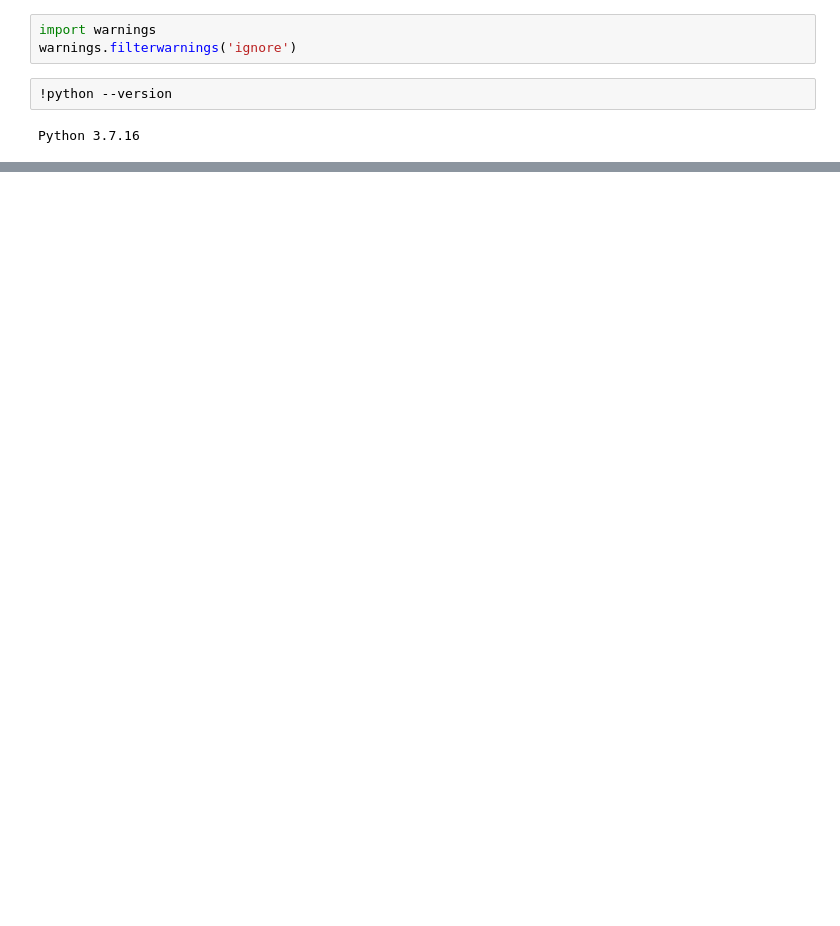
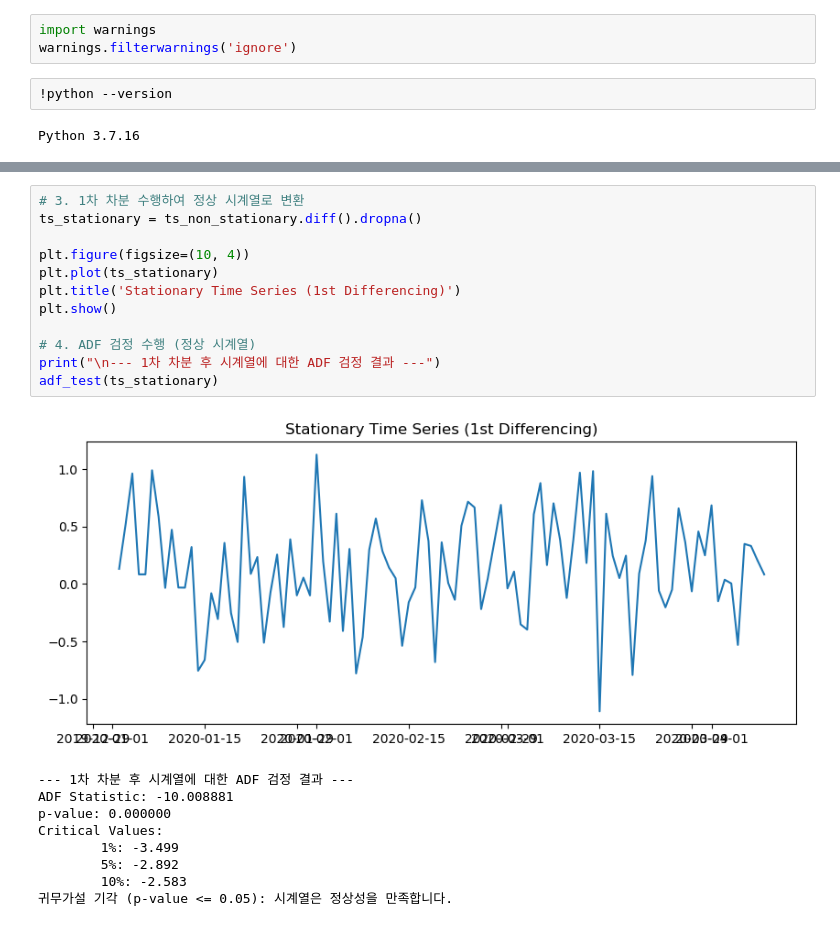
Before and after one commit to kangspa/ADP-study, a Jupyter notebook: PracticeTest/practice.ipynb, the cells around one changed output, grey strips where cells are left out. Drawn from its saved outputs; the diff is of its cells as text; blank space fills up the shorter version.

```diff
--- a/PracticeTest/practice.ipynb
+++ b/PracticeTest/practice.ipynb
@@ -188,0 +78,22 @@ NameError: name 'fpgrowth' is not defined
+# %%
+# 3. 1차 차분 수행하여 정상 시계열로 변환
+ts_stationary = ts_non_stationary.diff().dropna()
+
+plt.figure(figsize=(10, 4))
+plt.plot(ts_stationary)
+plt.title('Stationary Time Series (1st Differencing)')
+plt.show()
+
+# 4. ADF 검정 수행 (정상 시계열)
+print("\n--- 1차 차분 후 시계열에 대한 ADF 검정 결과 ---")
+adf_test(ts_stationary)
+# %% [output]
+[figure, added]
+--- 1차 차분 후 시계열에 대한 ADF 검정 결과 ---
+ADF Statistic: -10.008881
+p-value: 0.000000
+Critical Values:
+        1%: -3.499
+        5%: -2.892
+        10%: -2.583
+귀무가설 기각 (p-value <= 0.05): 시계열은 정상성을 만족합니다.
```
Also changed, not shown: parts of 33 cells of this notebook, 3 other files.
